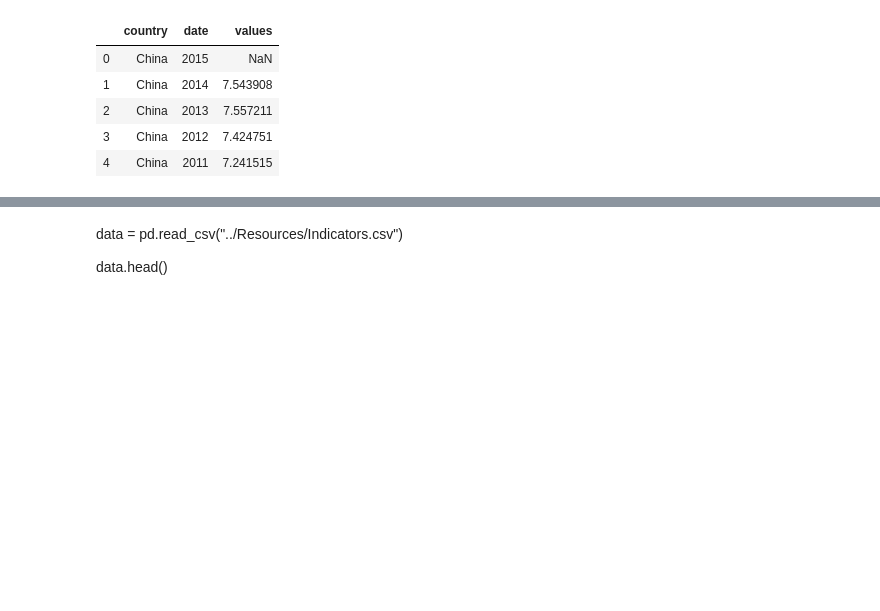
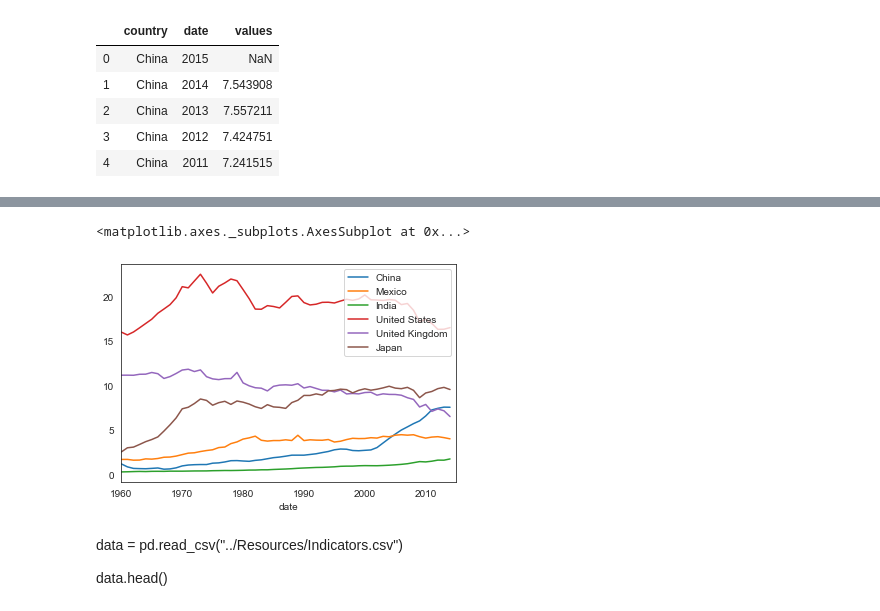
Before and after one commit to robertcox324/5horsemenoftheapocalypse, a Jupyter notebook: gdp_co2_correlation.ipynb, the cells around one changed output, grey strips where cells are left out. Drawn from its saved outputs; the diff is of its cells as text; code cells hidden in the pictures; blank space fills up the shorter version.

```diff
--- a/gdp_co2_correlation.ipynb
+++ b/gdp_co2_correlation.ipynb
@@ -135,0 +140,13 @@ chn_df.plot()
+# %%
+#merge DataFrames
+country_df = pd.merge(chn_df,mex_df, on="date",how="outer")
+
+country_df = pd.merge(country_df,ind_df, on="date",how="outer")
+
+country_df = pd.merge(country_df,usa_df, on="date",how="outer")
+
+country_df = pd.merge(country_df,gpb_df, on="date",how="outer")
+
+country_df = pd.merge(country_df,jpn_df, on="date",how="outer")
+
+country_df.head()
@@ -136,3 +161,8 @@ chn_df.plot()
+# %%
+country_df.plot()
+# %% [output]
+<matplotlib.axes._subplots.AxesSubplot at 0x...>
+[figure, added]
 # %% [markdown]
 data = pd.read_csv("../Resources/Indicators.csv")
 
```
Also changed, not shown: parts of 4 cells of this notebook.
